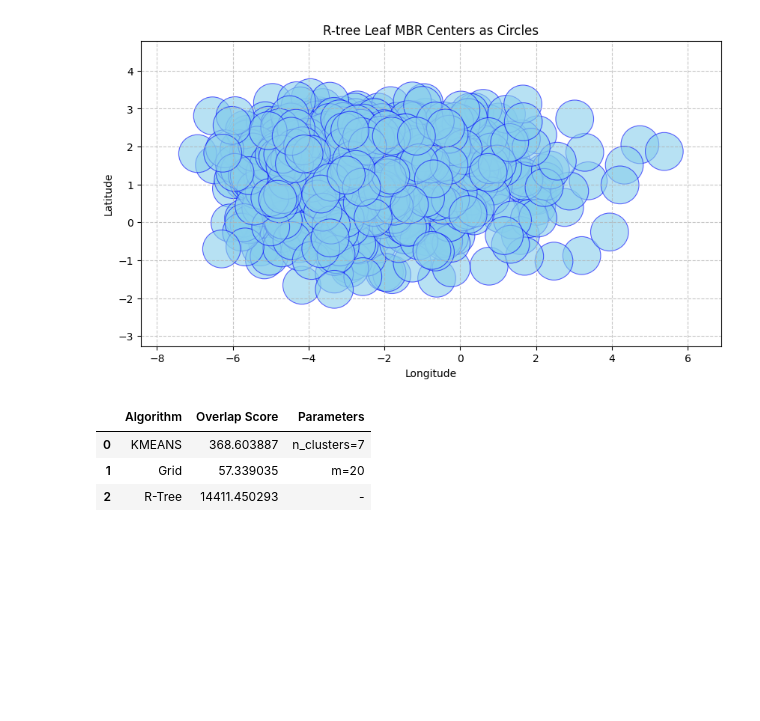
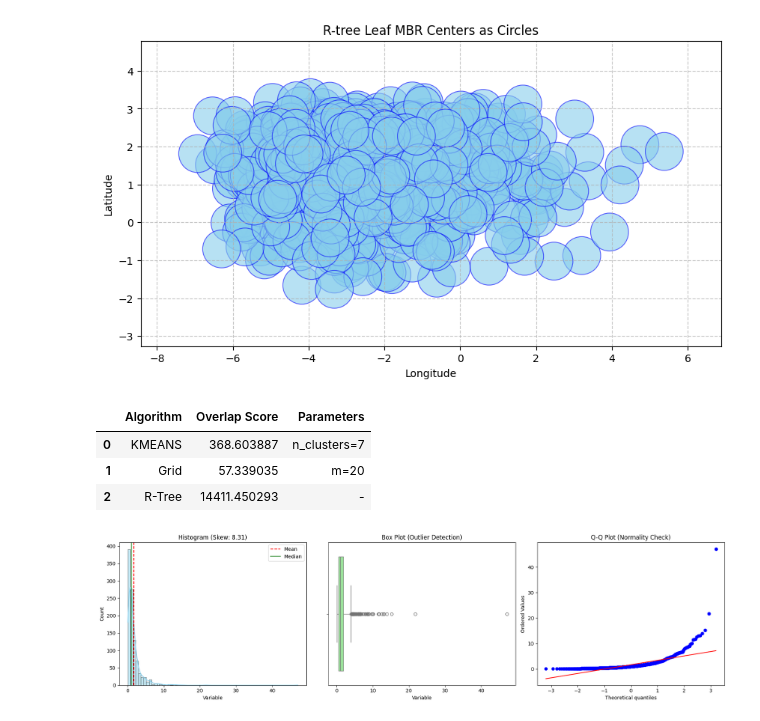
Before and after one commit to KostasSpyropoylos/thesis, a Jupyter notebook: comparison.ipynb, the cells around one changed output. Cells and saved outputs as stored; diff of their text form; code cells hidden in the pictures; blank space fills up the shorter version.

```diff
--- a/comparison.ipynb
+++ b/comparison.ipynb
@@ -127,3 +128,41 @@ display(comparison_df)
 | 0 | KMEANS | 368.603887 | n_clusters=7 |
 | 1 | Grid | 57.339035 | m=20 |
 | 2 | R-Tree | 14411.450293 | - |
+# %%
+import numpy as np
+import pandas as pd
+import seaborn as sns
+import matplotlib.pyplot as plt
+import scipy.stats as stats
+
+# Generating a log-normal distribution (inherently right-skewed)
+np.random.seed(42)
+data = np.random.lognormal(mean=0, sigma=1, size=1000)
+df = pd.DataFrame(data, columns=['Variable'])
+
+# Calculate Skewness and Kurtosis
+skew_val = df['Variable'].skew()
+kurt_val = df['Variable'].kurt()
+
+# Setup the plotting area
+fig, axes = plt.subplots(1, 3, figsize=(18, 5))
+
+# 1. Histogram with KDE
+sns.histplot(df['Variable'], kde=True, ax=axes[0], color='skyblue')
+axes[0].set_title(f'Histogram (Skew: {skew_val:.2f})')
+axes[0].axvline(df['Variable'].mean(), color='red', linestyle='--', label='Mean')
+axes[0].axvline(df['Variable'].median(), color='green', linestyle='-', label='Median')
+axes[0].legend()
+
+# 2. Box Plot
+sns.boxplot(x=df['Variable'], ax=axes[1], color='lightgreen')
+axes[1].set_title('Box Plot (Outlier Detection)')
+
+# 3. Probability Plot (Q-Q Plot)
+stats.probplot(df['Variable'], dist="norm", plot=axes[2])
+axes[2].set_title('Q-Q Plot (Normality Check)')
+
+plt.tight_layout()
+plt.show()
+# %% [output]
+[figure, added]
```
Also changed, not shown: parts of 6 cells of this notebook, 10 other files.
